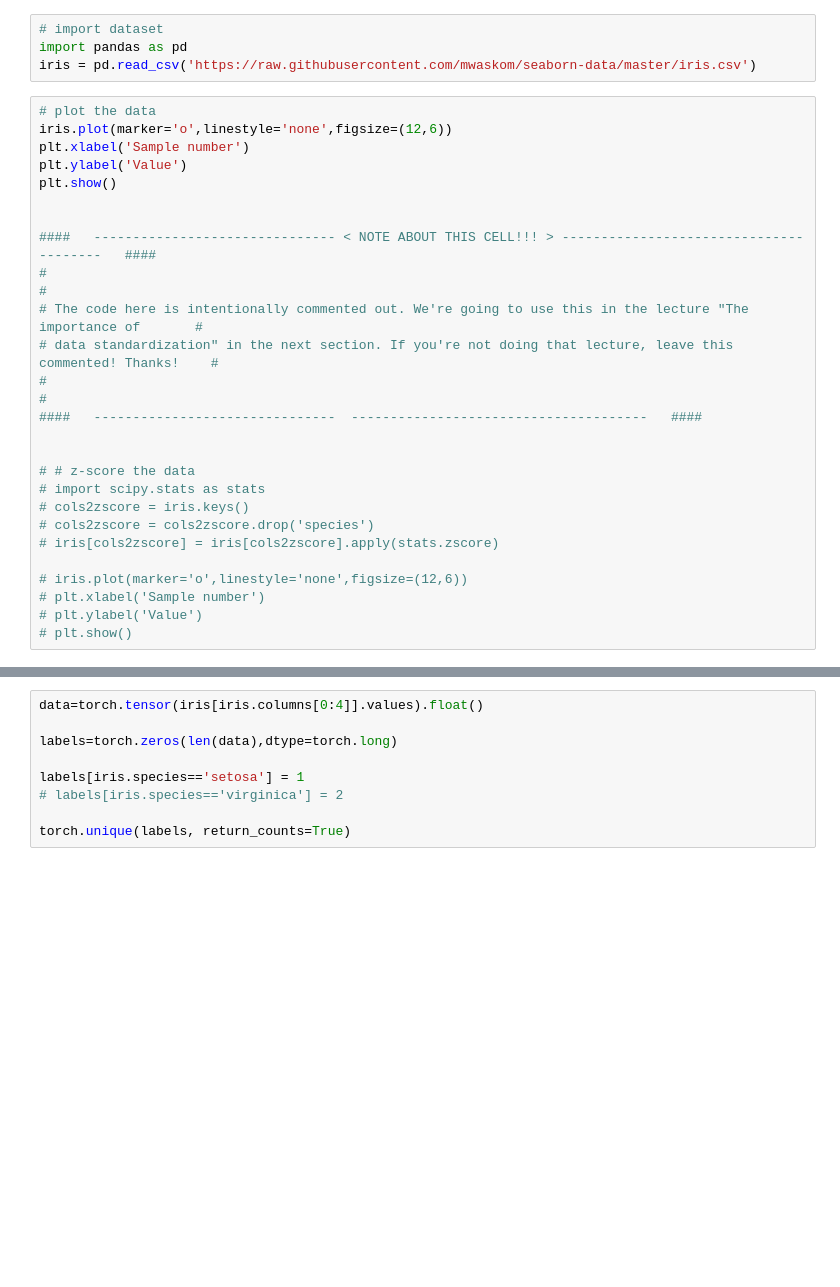
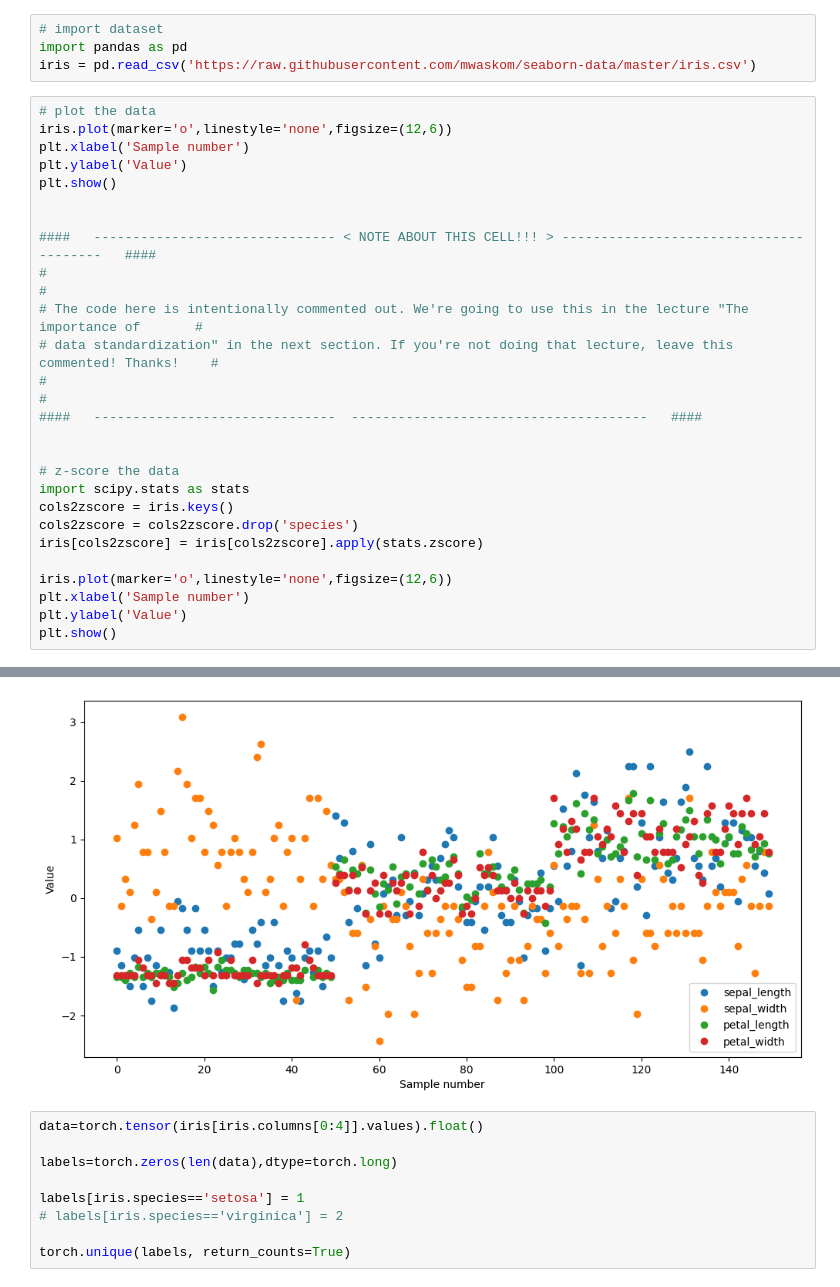
Before and after one commit to ethanli1337/LLMs-from-Scratch, a Jupyter notebook: DUDL_batch_training.ipynb, the cells around one changed output, grey strips where cells are left out. Drawn from its saved outputs; the diff is of its cells as text; blank space fills up the shorter version.

Commit message:
importance of data normalization

```diff
--- a/DUDL_batch_training.ipynb
+++ b/DUDL_batch_training.ipynb
@@ -13,31 +13,32 @@ iris = pd.read_csv('https://raw.githubusercontent.com/mwaskom/seaborn-data/maste
 # %%
 # plot the data
 iris.plot(marker='o',linestyle='none',figsize=(12,6))
 plt.xlabel('Sample number')
 plt.ylabel('Value')
 plt.show()
 
 
 ####   ------------------------------- < NOTE ABOUT THIS CELL!!! > ---------------------------------------   ####
 #                                                                                                               #
 # The code here is intentionally commented out. We're going to use this in the lecture "The importance of       #
 # data standardization" in the next section. If you're not doing that lecture, leave this commented! Thanks!    #
 #                                                                                                               #
 ####   -------------------------------  --------------------------------------   ####
 
 
-# # z-score the data
-# import scipy.stats as stats
-# cols2zscore = iris.keys()
-# cols2zscore = cols2zscore.drop('species')
-# iris[cols2zscore] = iris[cols2zscore].apply(stats.zscore)
+# z-score the data
+import scipy.stats as stats
+cols2zscore = iris.keys()
+cols2zscore = cols2zscore.drop('species')
+iris[cols2zscore] = iris[cols2zscore].apply(stats.zscore)
 
-# iris.plot(marker='o',linestyle='none',figsize=(12,6))
-# plt.xlabel('Sample number')
-# plt.ylabel('Value')
-# plt.show()
+iris.plot(marker='o',linestyle='none',figsize=(12,6))
+plt.xlabel('Sample number')
+plt.ylabel('Value')
+plt.show()
 # %% [output]
 [figure]
+[figure, added]
 # %%
 data=torch.tensor(iris[iris.columns[0:4]].values).float()
 
```
